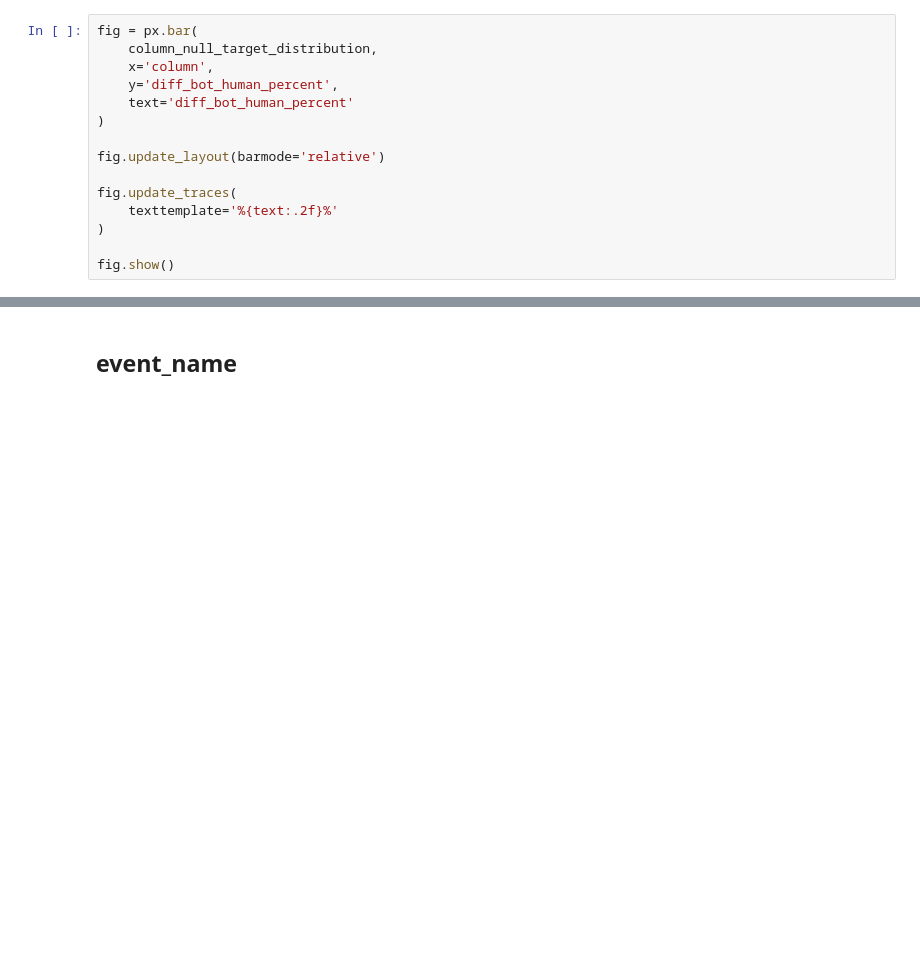
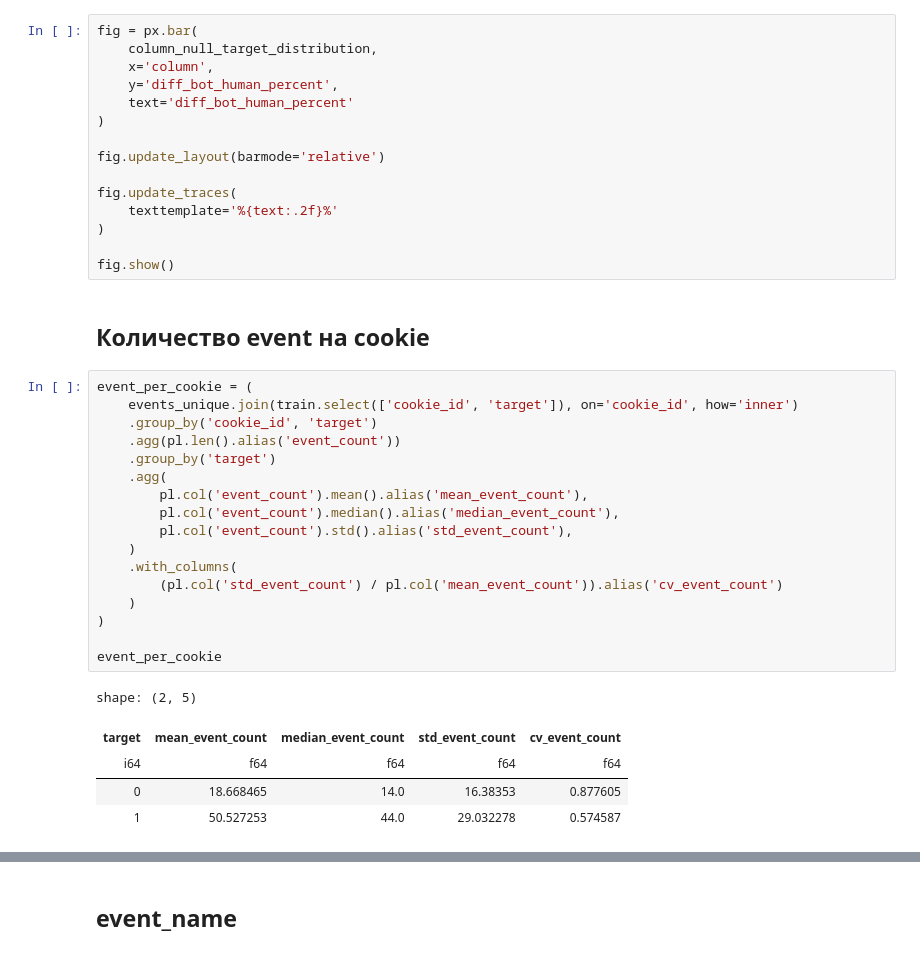
Before and after one commit to Shtskkh/avito-bootcamp, a Jupyter notebook: data_inspection.ipynb, the cells around one changed output, grey strips where cells are left out. Cells and saved outputs as stored; diff of their text form; blank space fills up the shorter version.

Commit message:
Добавлено исследование количество event для cookie, распределения активности пользователей по часам, а также почасовая энтропии пользователей.

```diff
--- a/data_inspection.ipynb
+++ b/data_inspection.ipynb
@@ -254,3 +254,28 @@ fig.update_traces(
 )
 
 fig.show()
+# %% [markdown]
+## Количество event на cookie
+# %%
+event_per_cookie = (
+    events_unique.join(train.select(['cookie_id', 'target']), on='cookie_id', how='inner')
+    .group_by('cookie_id', 'target')
+    .agg(pl.len().alias('event_count'))
+    .group_by('target')
+    .agg(
+        pl.col('event_count').mean().alias('mean_event_count'),
+        pl.col('event_count').median().alias('median_event_count'),
+        pl.col('event_count').std().alias('std_event_count'),
+    )
+    .with_columns(
+        (pl.col('std_event_count') / pl.col('mean_event_count')).alias('cv_event_count')
+    )
+)
+
+event_per_cookie
+# %% [output]
+shape: (2, 5)
+| target | mean_event_count | median_event_count | std_event_count | cv_event_count |
+| i64 | f64 | f64 | f64 | f64 |
+| 0 | 18.668465 | 14.0 | 16.38353 | 0.877605 |
+| 1 | 50.527253 | 44.0 | 29.032278 | 0.574587 |
```
Also changed, not shown: parts of 14 cells of this notebook.
